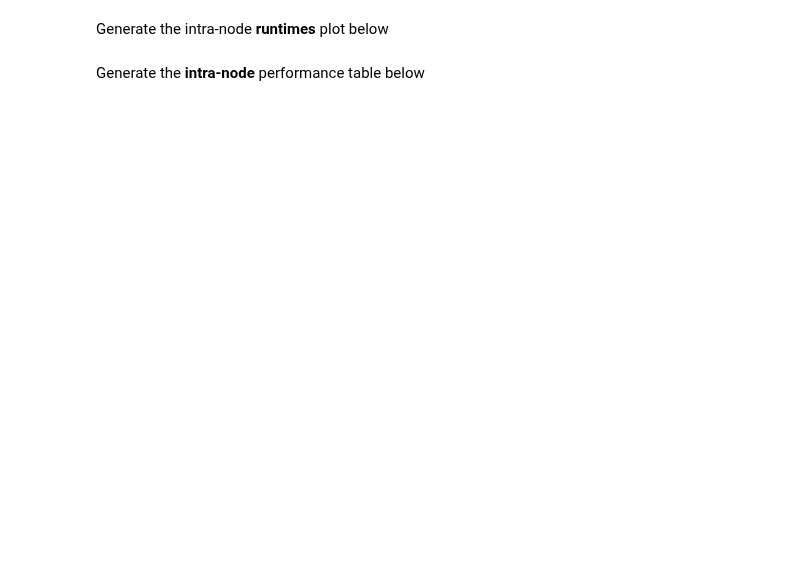
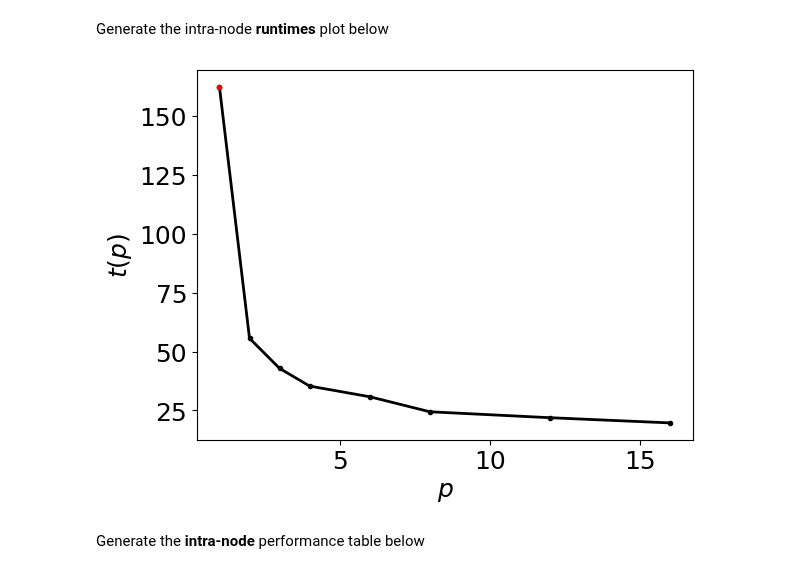
Before and after one commit to taflynn/high-level-notebook, a Jupyter notebook: report.ipynb, the cells around one changed output. Drawn from its saved outputs; the diff is of its cells as text; code cells hidden in the pictures; blank space fills up the shorter version.

```diff
--- a/report.ipynb
+++ b/report.ipynb
@@ -101,7 +105,9 @@ intra_node_statistics.plot_efficiency_graph()
 # %% [markdown]
 Generate the intra-node **runtimes** plot below
 # %%
-intra_node_statistics.plot_time_graph()
+intra_node_stats.runtimes_figure()
+# %% [output]
+[figure, added]
 # %% [markdown]
 Generate the **intra-node** performance table below
 # %%
```
Also changed, not shown: parts of 10 cells of this notebook, 2 other files.
